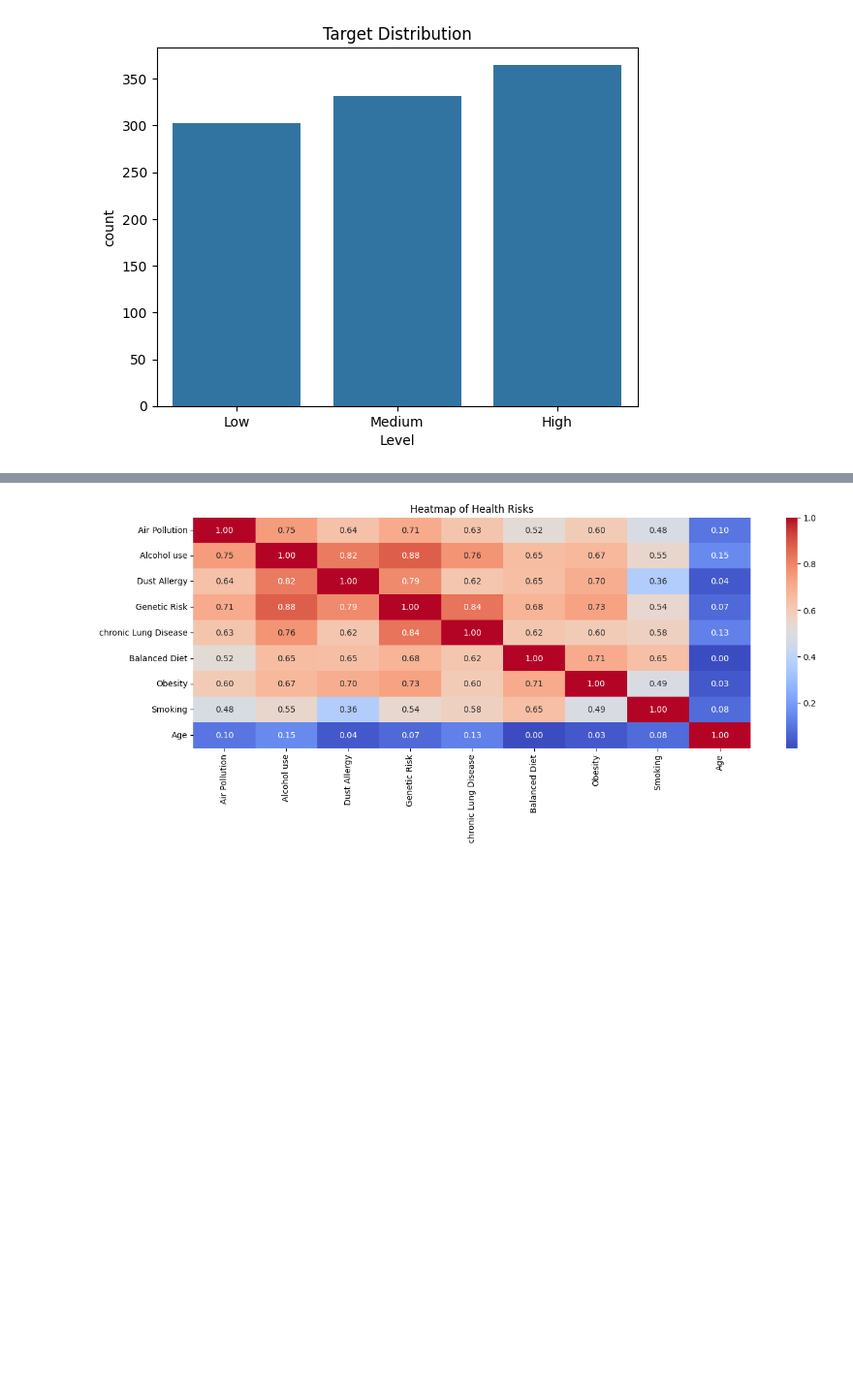
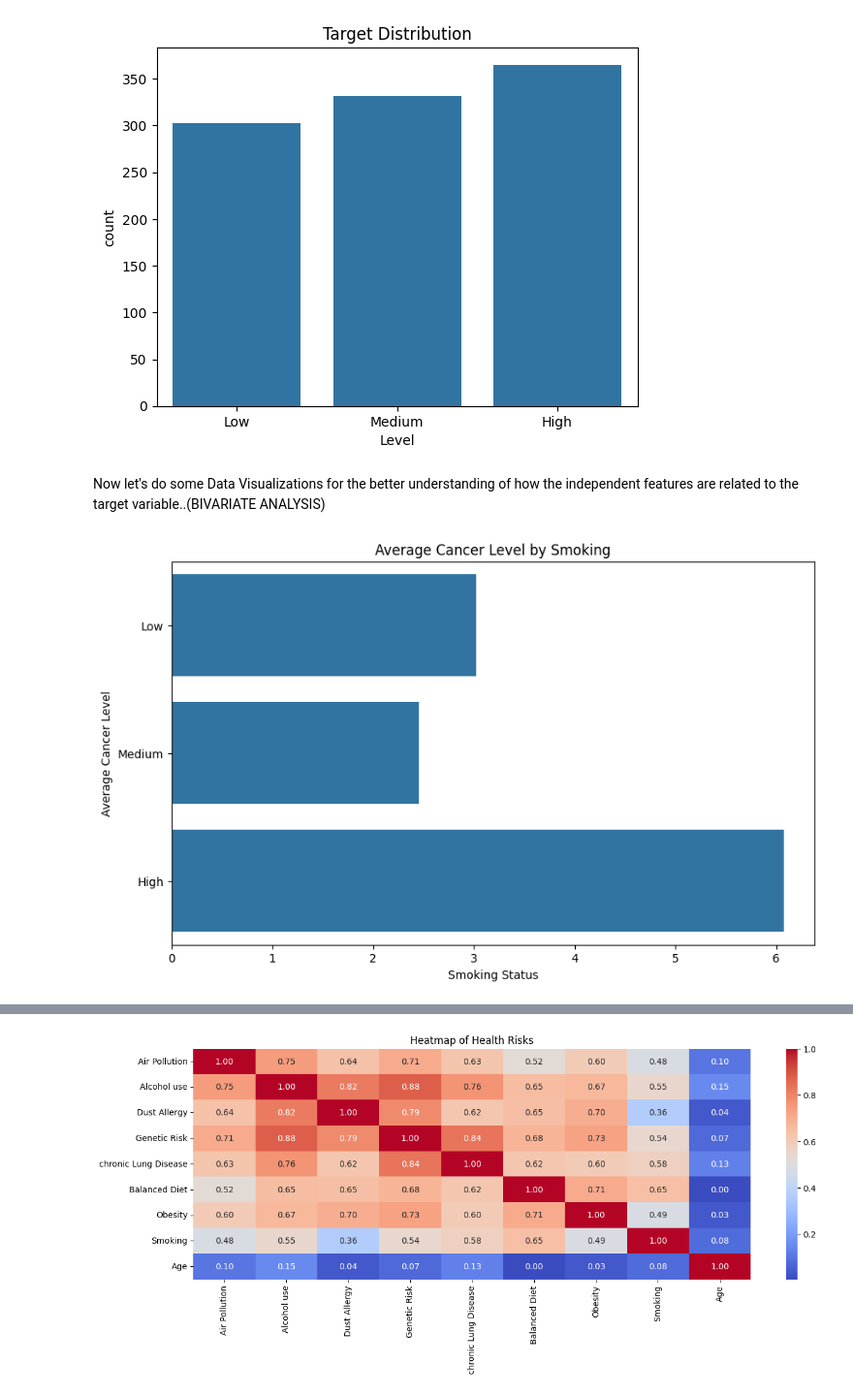
Before and after one commit to kellykabura/project-lungcancer, a Jupyter notebook: lungcancer.ipynb, the cells around one changed output, grey strips where cells are left out. Shown at 97% size. Cells and saved outputs as stored; diff of their text form; code cells hidden in the pictures; blank space fills up the shorter version.

```diff
--- a/lungcancer.ipynb
+++ b/lungcancer.ipynb
@@ -129,3 +139,5 @@ sns.countplot(x='Level', data= new_data,)
 plt.title('Target Distribution');
 # %% [output]
 [figure]
+# %% [markdown]
+Now let's do some Data Visualizations for the better understanding of how the independent features are related to the target variable..(BIVARIATE ANALYSIS)
@@ -131,0 +148,9 @@ plt.title('Target Distribution');
+# %%
+plt.figure(figsize=(10, 6))
+sns.barplot(x='Smoking', y='Level', data=new_data, errorbar=None)
+plt.title('Average Cancer Level by Smoking')
+plt.xlabel('Smoking Status')
+plt.ylabel('Average Cancer Level')
+plt.show()
+# %% [output]
+[figure, added]
```
Also changed, not shown: parts of 29 cells of this notebook.
